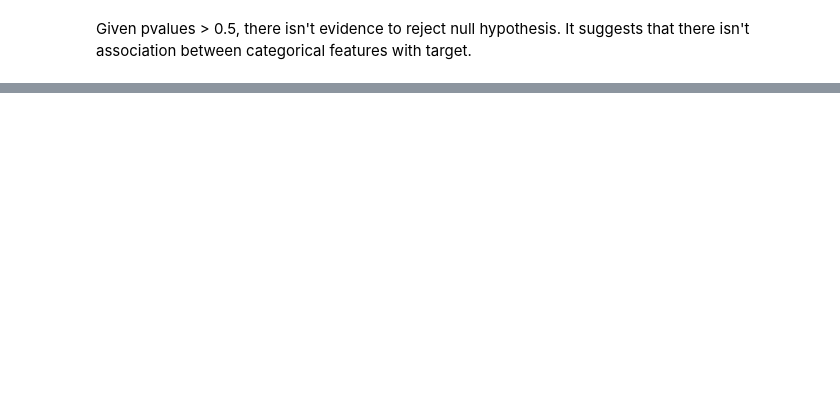
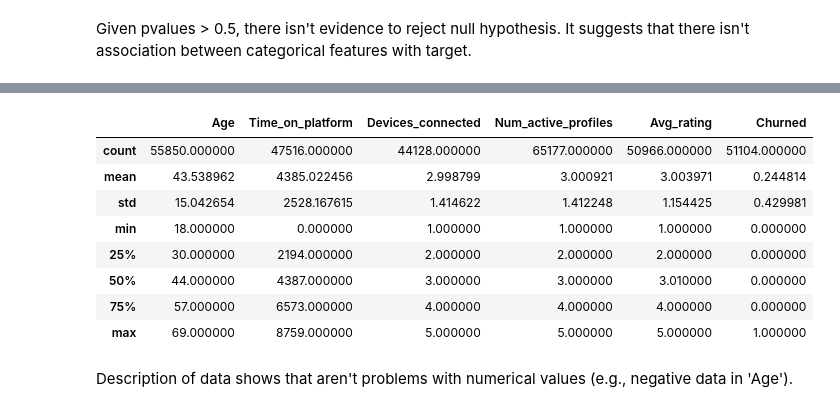
Before and after one commit to guipradow/streaming_churn, a Jupyter notebook: notebooks/eda.ipynb, the cells around one changed output, grey strips where cells are left out. Saved outputs shown, nothing was run; the diff lists cells and outputs as text; code cells hidden in the pictures; blank space fills up the shorter version.

```diff
--- a/notebooks/eda.ipynb
+++ b/notebooks/eda.ipynb
@@ -206,0 +232,4 @@ The pvalues < 0.5 for Age and Time_on_platform feature suggest that there is suf
+# %%
+# Drop 'Num_streaming_services' from dataset
+df = df.drop(columns='Num_streaming_services')
+df.stb.missing()
@@ -206,0 +263,15 @@ The pvalues < 0.5 for Age and Time_on_platform feature suggest that there is suf
+# %%
+# Verify data quality before dealing with missing values
+df.describe()
+# %% [output]
+|  | Age | Time_on_platform | Devices_connected | Num_active_profiles | Avg_rating | Churned |
+| count | 55850.000000 | 47516.000000 | 44128.000000 | 65177.000000 | 50966.000000 | 51104.000000 |
+| mean | 43.538962 | 4385.022456 | 2.998799 | 3.000921 | 3.003971 | 0.244814 |
+| std | 15.042654 | 2528.167615 | 1.414622 | 1.412248 | 1.154425 | 0.429981 |
+| min | 18.000000 | 0.000000 | 1.000000 | 1.000000 | 1.000000 | 0.000000 |
+| 25% | 30.000000 | 2194.000000 | 2.000000 | 2.000000 | 2.000000 | 0.000000 |
+| 50% | 44.000000 | 4387.000000 | 3.000000 | 3.000000 | 3.010000 | 0.000000 |
+| 75% | 57.000000 | 6573.000000 | 4.000000 | 4.000000 | 4.000000 | 0.000000 |
+| max | 69.000000 | 8759.000000 | 5.000000 | 5.000000 | 5.000000 | 1.000000 |
+# %% [markdown]
+Description of data shows that aren't problems with numerical values (e.g., negative data in 'Age').
```
Also changed, not shown: parts of 30 cells of this notebook, 1 other file.
